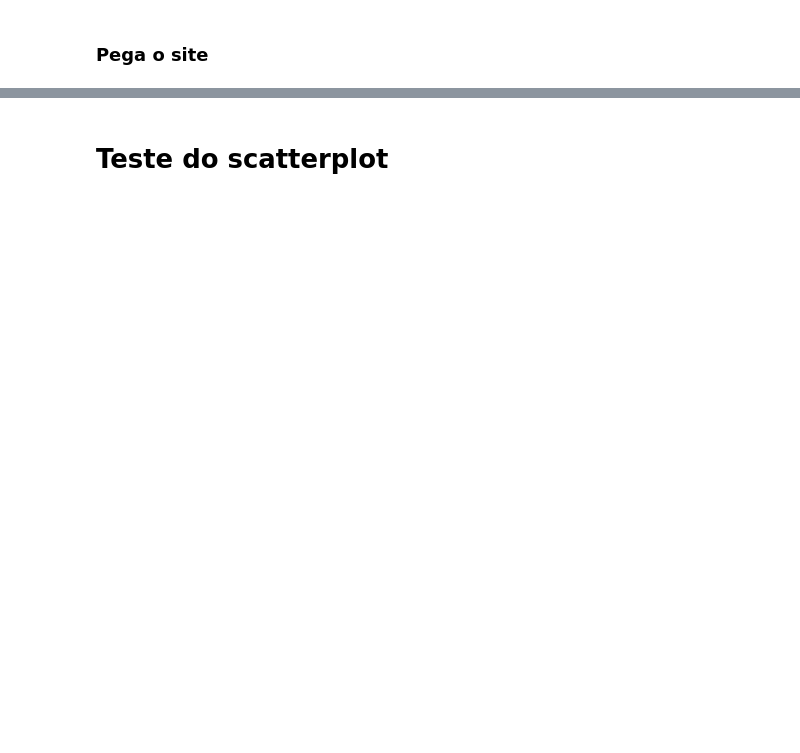
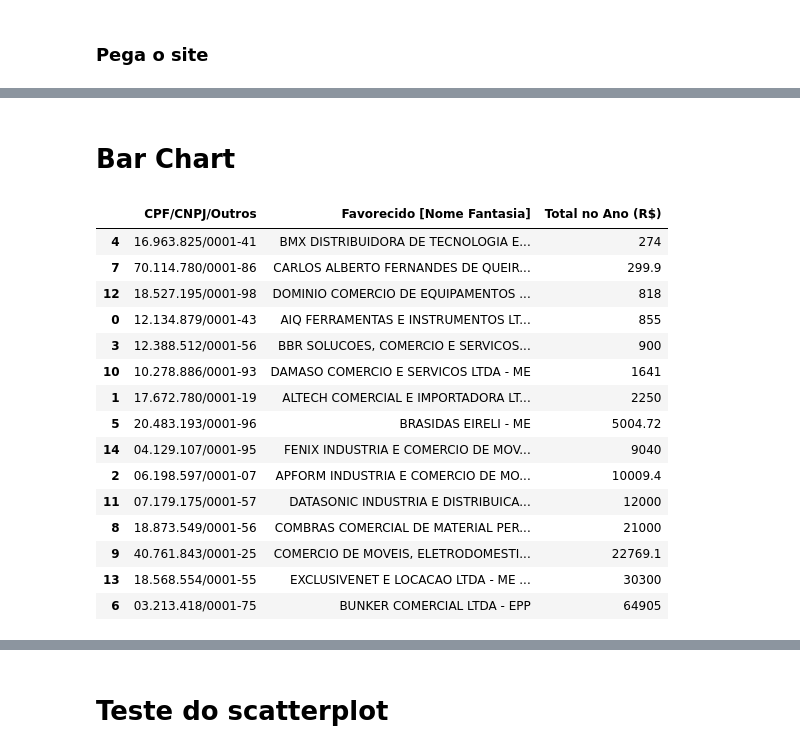
Before and after one commit to bombermal/O_Cabueta, a Jupyter notebook: O Cabueta.ipynb, the cells around one changed output, grey strips where cells are left out. Saved outputs shown, nothing was run; the diff lists cells and outputs as text; code cells hidden in the pictures; blank space fills up the shorter version.

```diff
--- a/O Cabueta.ipynb
+++ b/O Cabueta.ipynb
@@ -284,3 +308,5 @@ show(layout)
 # %% [output]
 Loading BokehJS ...
 [interactive output not drawn]
+# %% [markdown]
+# Bar Chart
@@ -286,0 +326,21 @@ Loading BokehJS ...
+# %%
+repasseTotal = repasse['Total no Ano (R$)'].sum()
+repasse #CENTRO DE BIOCIENCIAS DA UFRN
+        # Investimentos - Equipamentos e Material Permanente:
+# %% [output]
+|  | CPF/CNPJ/Outros | Favorecido [Nome Fantasia] | Total no Ano (R$) |
+| 4 | 16.963.825/0001-41 | BMX DISTRIBUIDORA DE TECNOLOGIA E... | 274 |
+| 7 | 70.114.780/0001-86 | CARLOS ALBERTO FERNANDES DE QUEIR... | 299.9 |
+| 12 | 18.527.195/0001-98 | DOMINIO COMERCIO DE EQUIPAMENTOS ... | 818 |
+| 0 | 12.134.879/0001-43 | AIQ FERRAMENTAS E INSTRUMENTOS LT... | 855 |
+| 3 | 12.388.512/0001-56 | BBR SOLUCOES, COMERCIO E SERVICOS... | 900 |
+| 10 | 10.278.886/0001-93 | DAMASO COMERCIO E SERVICOS LTDA - ME | 1641 |
+| 1 | 17.672.780/0001-19 | ALTECH COMERCIAL E IMPORTADORA LT... | 2250 |
+| 5 | 20.483.193/0001-96 | BRASIDAS EIRELI - ME | 5004.72 |
+| 14 | 04.129.107/0001-95 | FENIX INDUSTRIA E COMERCIO DE MOV... | 9040 |
+| 2 | 06.198.597/0001-07 | APFORM INDUSTRIA E COMERCIO DE MO... | 10009.4 |
+| 11 | 07.179.175/0001-57 | DATASONIC INDUSTRIA E DISTRIBUICA... | 12000 |
+| 8 | 18.873.549/0001-56 | COMBRAS COMERCIAL DE MATERIAL PER... | 21000 |
+| 9 | 40.761.843/0001-25 | COMERCIO DE MOVEIS, ELETRODOMESTI... | 22769.1 |
+| 13 | 18.568.554/0001-55 | EXCLUSIVENET E LOCACAO LTDA - ME ... | 30300 |
+| 6 | 03.213.418/0001-75 | BUNKER COMERCIAL LTDA - EPP | 64905 |
```
Also changed, not shown: parts of 16 cells of this notebook.
